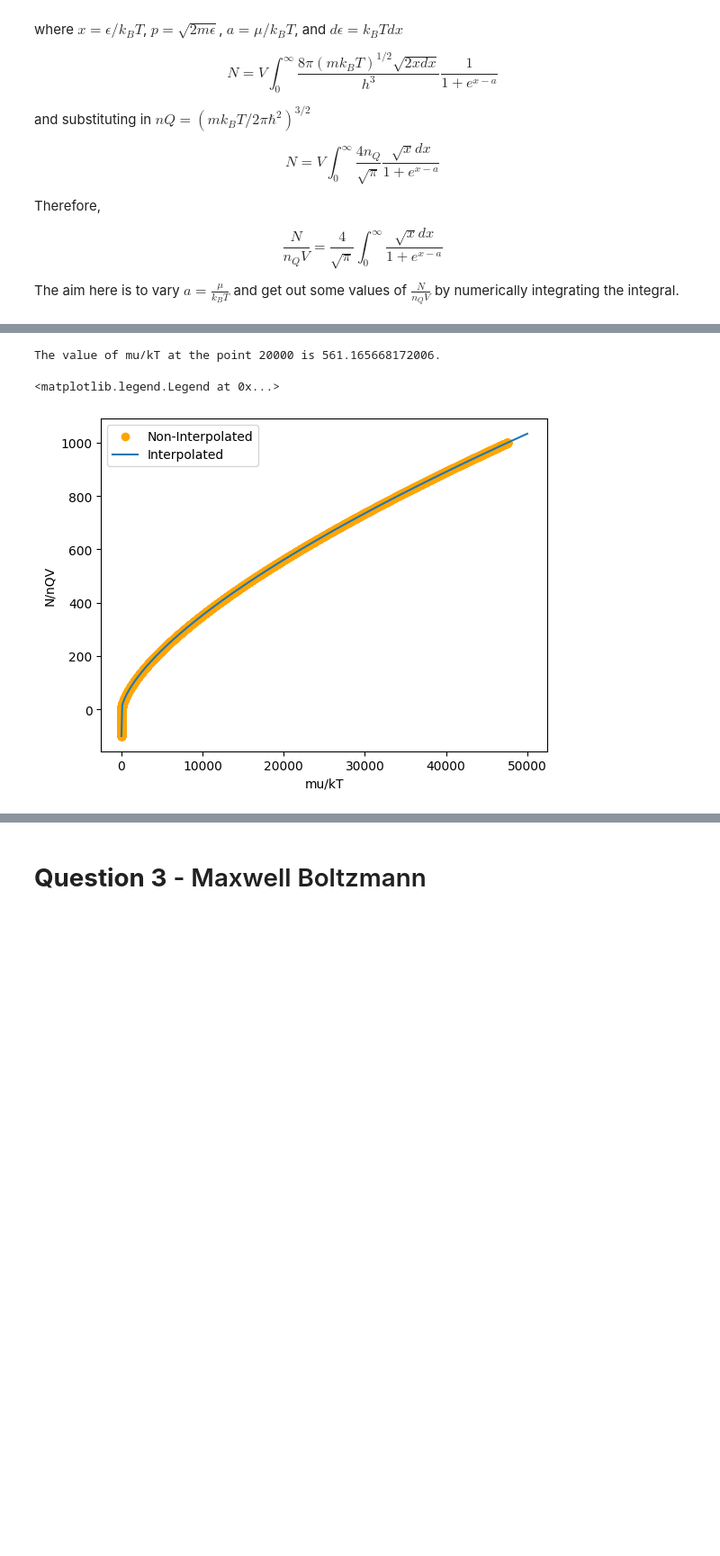
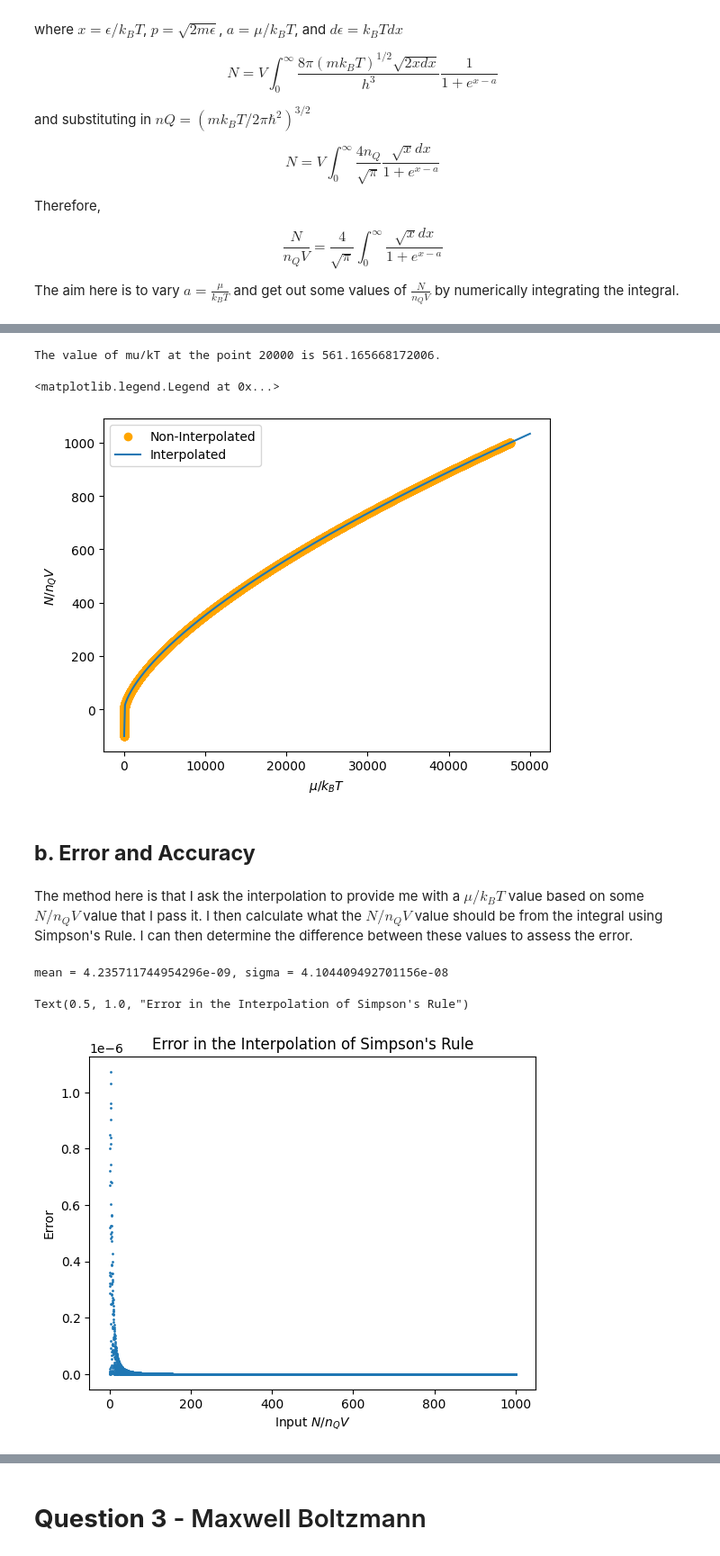
Before and after one commit to LFW25/PHYS512-Computational_Physics, a Jupyter notebook: Assignments/A2.ipynb, the cells around one changed output, grey strips where cells are left out. Shown at 90% size. Saved outputs shown, nothing was run; the diff lists cells and outputs as text; code cells hidden in the pictures; blank space fills up the shorter version.

```diff
--- a/Assignments/A2.ipynb
+++ b/Assignments/A2.ipynb
@@ -188,8 +193,9 @@ Text(0, 0.5, 'N/nQV')
 # %%
-def get_mu_kbT(x):
+def get_mu_kbT(x, p = True):
     spline = sc.interpolate.CubicSpline(integral_list, a_list)
     interpolated_value = spline(x)
-    print(f"The value of mu/kT at the point {input_n} is {interpolated_value}.") # Test the function
+    if p == True:
+        print(f"The value of mu/kT at the point {input_n} is {interpolated_value}.") # Test the function
     return interpolated_value
 
 input_n = 20000
@@ -201,11 +207,36 @@ x_vals = np.linspace(0, 50000, 500)
 # Plot the LHS against the input mu/kT
 plt.figure(1)
 plt.scatter(integral_list, a_list, c = "orange", label = "Non-Interpolated")
-plt.xlabel("mu/kT")
-plt.ylabel("N/nQV")
+plt.xlabel("$\mu/k_BT$")
+plt.ylabel("$N/n_QV$")
 plt.plot(x_vals, spline(x_vals), label = "Interpolated")
 plt.legend()
 # %% [output]
 The value of mu/kT at the point 20000 is 561.165668172006.
 <matplotlib.legend.Legend at 0x...>
-[figure, old version]
+[figure, new version]
+# %% [markdown]
+## **b. Error and Accuracy**
+# %% [markdown]
+The method here is that I ask the interpolation to provide me with a $\mu/k_BT$ value based on some $N/n_QV$ value that I pass it. I then calculate what the $N/n_QV$ value should be from the integral using Simpson's Rule. I can then determine the difference between these values to assess the error.
+# %%
+input_n = np.linspace(0, 1000, int(1E4))
+mu = get_mu_kbT(input_n, p = False)
+
+integral_results = []
+for a in mu:
+    integral_results.append(perform_integral(a)[-1])
+
+
+error_array = abs(integral_results - input_n)
+print(f"mean = {np.mean(error_array)}, sigma = {np.std(error_array)}")
+
+plt.figure(1)
+plt.scatter(input_n, error_array, s = 1)
+plt.xlabel("Input $N/n_QV$")
+plt.ylabel("Error")
+plt.title("Error in the Interpolation of Simpson's Rule")
+# %% [output]
+mean = 4.235711744954296e-09, sigma = 4.104409492701156e-08
+Text(0.5, 1.0, "Error in the Interpolation of Simpson's Rule")
+[figure, added]
```
Also changed, not shown: parts of 8 cells of this notebook.
